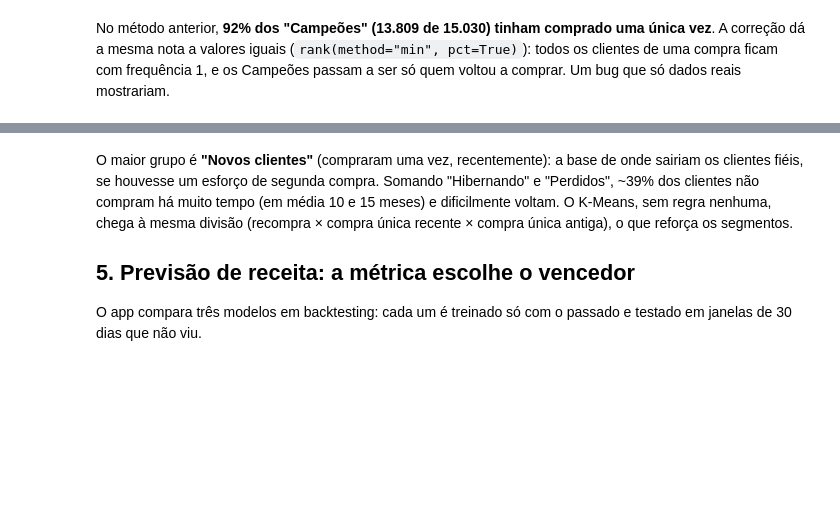
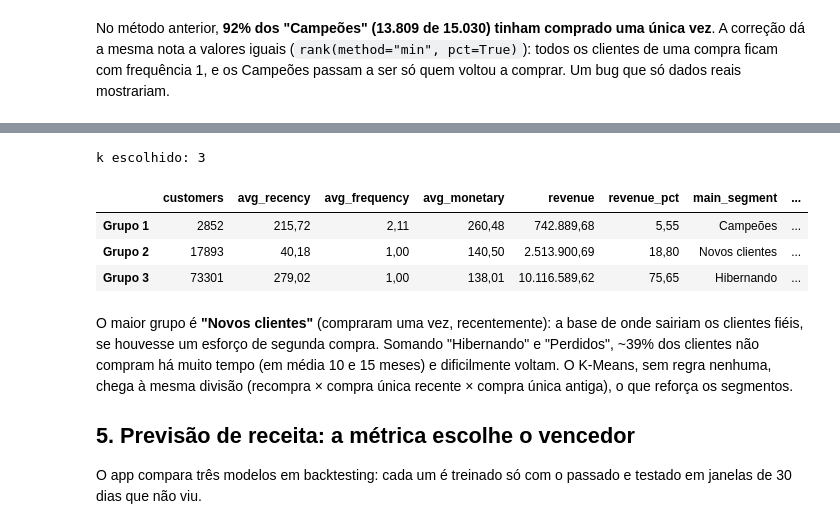
Before and after one commit to EduardoHenrique15/Sales-IA-Dashboard, a Jupyter notebook: notebooks/analise_olist.ipynb, the cells around one changed output, grey strips where cells are left out. Drawn from its saved outputs; the diff is of its cells as text; code cells hidden in the pictures; blank space fills up the shorter version.

```diff
--- a/notebooks/analise_olist.ipynb
+++ b/notebooks/analise_olist.ipynb
@@ -386,6 +386,16 @@ segmentation.segments[["customers", "customers_pct", "revenue_pct", "avg_recency
 | Em risco | 1035 | 1,10 | 1,94 | 373,82 |
 | Hibernando | 18534 | 19,71 | 19,59 | 308,55 |
 | Perdidos | 18367 | 19,53 | 19,01 | 463,67 |
+# %%
+# grupos do K-Means (k escolhido pela silhueta), com o segmento RFM predominante em cada um
+print(f"k escolhido: {segmentation.best_k}")
+segmentation.clusters
+# %% [output]
+k escolhido: 3
+|  | customers | avg_recency | avg_frequency | avg_monetary | revenue | revenue_pct | main_segment | ... |
+| Grupo 1 | 2852 | 215,72 | 2,11 | 260,48 | 742.889,68 | 5,55 | Campeões | ... |
+| Grupo 2 | 17893 | 40,18 | 1,00 | 140,50 | 2.513.900,69 | 18,80 | Novos clientes | ... |
+| Grupo 3 | 73301 | 279,02 | 1,00 | 138,01 | 10.116.589,62 | 75,65 | Hibernando | ... |
 # %% [markdown]
 O maior grupo é **"Novos clientes"** (compraram uma vez, recentemente): a base de onde sairiam os clientes fiéis,
 se houvesse um esforço de segunda compra. Somando "Hibernando" e "Perdidos", ~39% dos clientes não compram há
```
Also changed, not shown: parts of 3 cells of this notebook, 44 other files.
